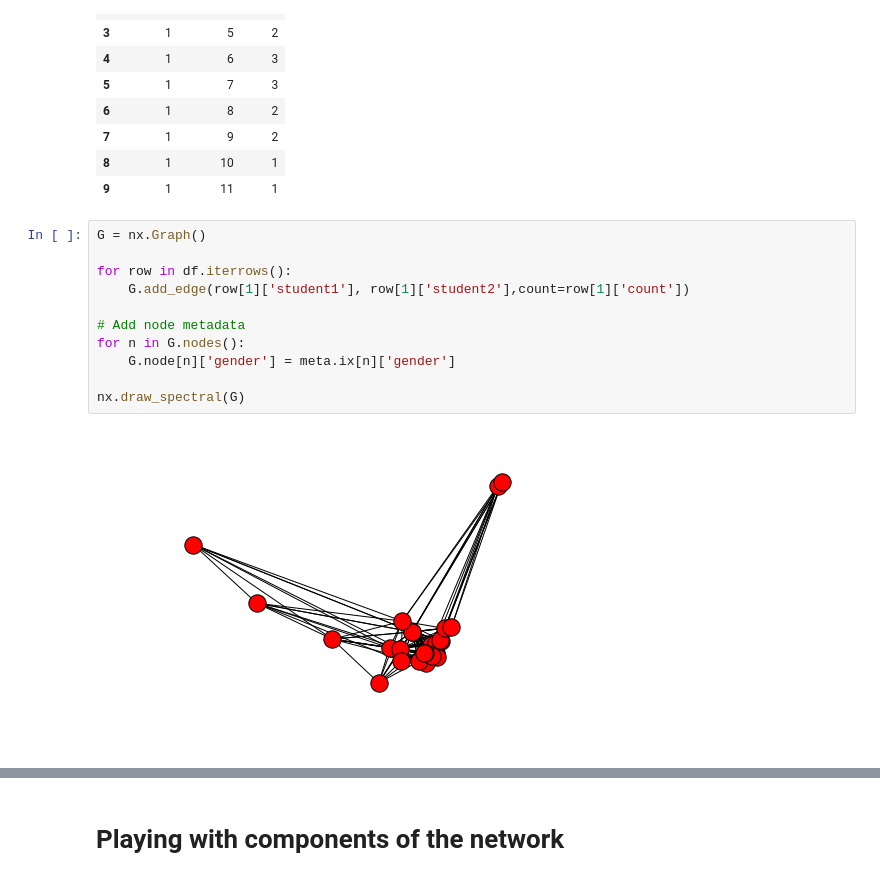
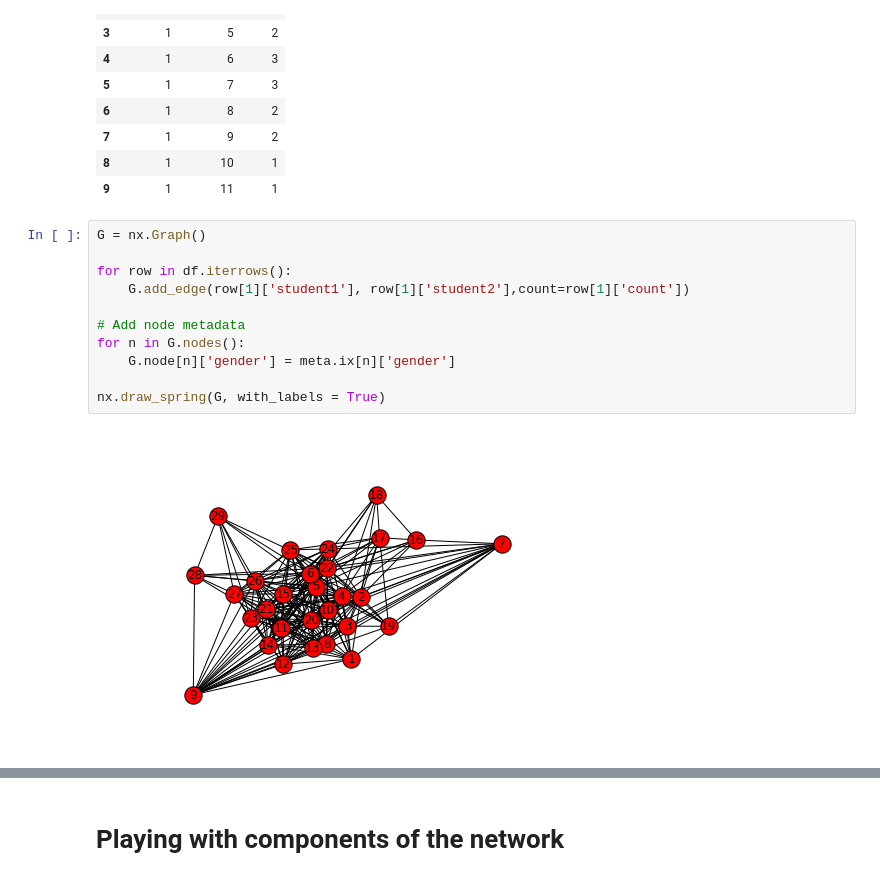
Before and after one commit to womenindatascienceatx/wids_network_analysis, a Jupyter notebook: network_analysis.ipynb, the cells around one changed output, grey strips where cells are left out. Saved outputs shown, nothing was run; the diff lists cells and outputs as text.

```diff
--- a/network_analysis.ipynb
+++ b/network_analysis.ipynb
@@ -33,13 +34,13 @@ df.head(10)
 # %%
 G = nx.Graph()
 
 for row in df.iterrows():
     G.add_edge(row[1]['student1'], row[1]['student2'],count=row[1]['count'])
 
 # Add node metadata
 for n in G.nodes():
     G.node[n]['gender'] = meta.ix[n]['gender']
 
-nx.draw_spectral(G)
+nx.draw_spring(G, with_labels = True)
 # %% [output]
-[figure, old version]
+[figure, new version]
```
Also changed, not shown: parts of 9 cells of this notebook.
